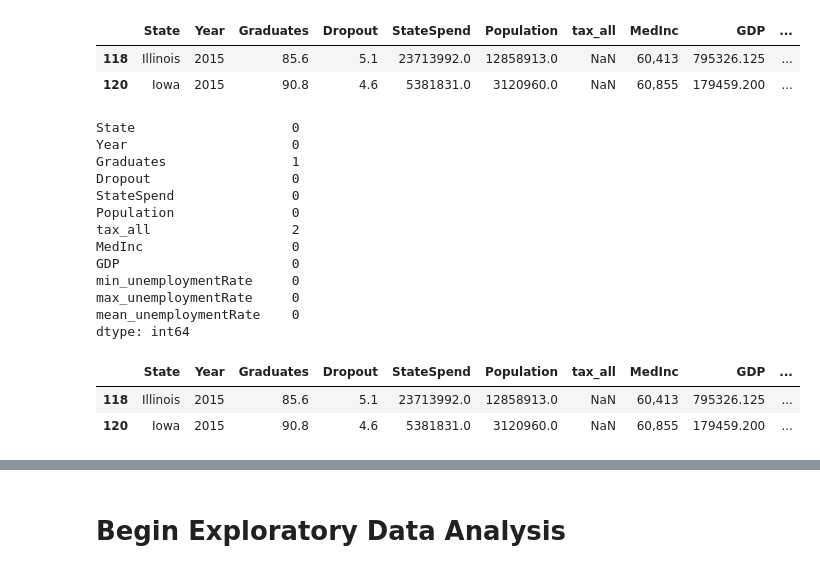
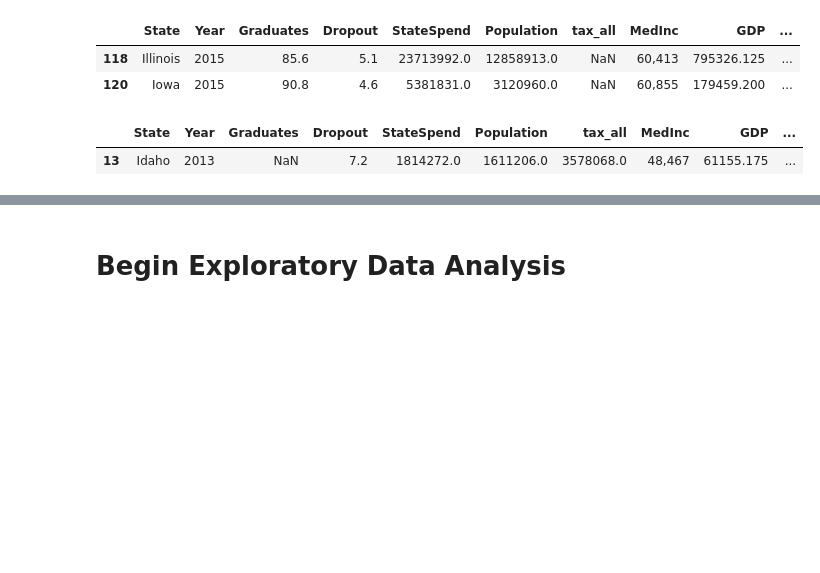
Before and after one commit to shayleelaura/Independent_Capstone, a Jupyter notebook: State Student Spending Case Study.ipynb, the cells around one changed output, grey strips where cells are left out. Drawn from its saved outputs; the diff is of its cells as text; code cells hidden in the pictures; blank space fills up the shorter version.

Commit message:
Cleaning Merging Complete!
Data frame narrowed in years
Averages are added in
Missing Data Values are fixed

```diff
--- a/State Student Spending Case Study.ipynb
+++ b/State Student Spending Case Study.ipynb
@@ -584,25 +580,12 @@ keyYears.iloc[118].fillna(IllinoisAvg)
-# %%
-keyYears.iloc[120,6] = IowaAvg
-keyYears.iloc[120].fillna(IowaAvg)
+# %%
+#The source of the data (https://www.census.gov/data/datasets/2015/econ/stc/2015-annual.html)
+#Did not have Illinois and Iowa so we will add the average of their taxes in prior years
+keyYears.loc[(keyYears['State'] == 'Illinois') & (keyYears['tax_all'].isnull()), 'tax_all'] = keyYears[keyYears['State'] == 'Illinois']['tax_all'].mean()
+
+
+keyYears.loc[(keyYears['State'] == 'Iowa') & (keyYears['tax_all'].isnull()), 'tax_all'] = keyYears[keyYears['State'] == 'Iowa']['tax_all'].mean()
 # %%
-print(keyYears.isnull().sum())
+keyYears[keyYears.Graduates.isnull()]
 # %% [output]
-State                    0
-Year                     0
-Graduates                1
-Dropout                  0
-StateSpend               0
-Population               0
-tax_all                  2
-MedInc                   0
-GDP                      0
-min_unemploymentRate     0
-max_unemploymentRate     0
-mean_unemploymentRate    0
-dtype: int64
+|  | State | Year | Graduates | Dropout | StateSpend | Population | tax_all | MedInc | GDP | ... |
+| 13 | Idaho | 2013 | NaN | 7.2 | 1814272.0 | 1611206.0 | 3578068.0 | 48,467 | 61155.175 | ... |
-# %%
-keyYears[keyYears.tax_all.isnull()]
-# %% [output]
-|  | State | Year | Graduates | Dropout | StateSpend | Population | tax_all | MedInc | GDP | ... |
-| 118 | Illinois | 2015 | 85.6 | 5.1 | 23713992.0 | 12858913.0 | NaN | 60,413 | 795326.125 | ... |
-| 120 | Iowa | 2015 | 90.8 | 4.6 | 5381831.0 | 3120960.0 | NaN | 60,855 | 179459.200 | ... |
```
Also changed, not shown: parts of 8 cells of this notebook.
